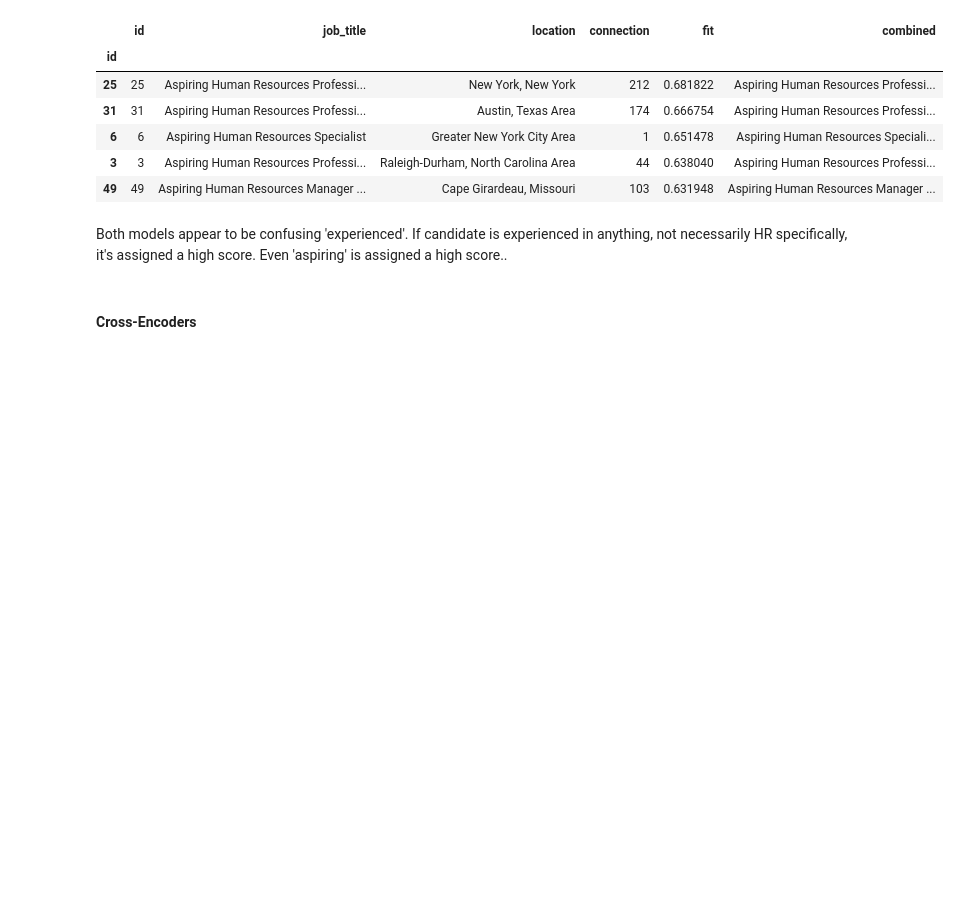
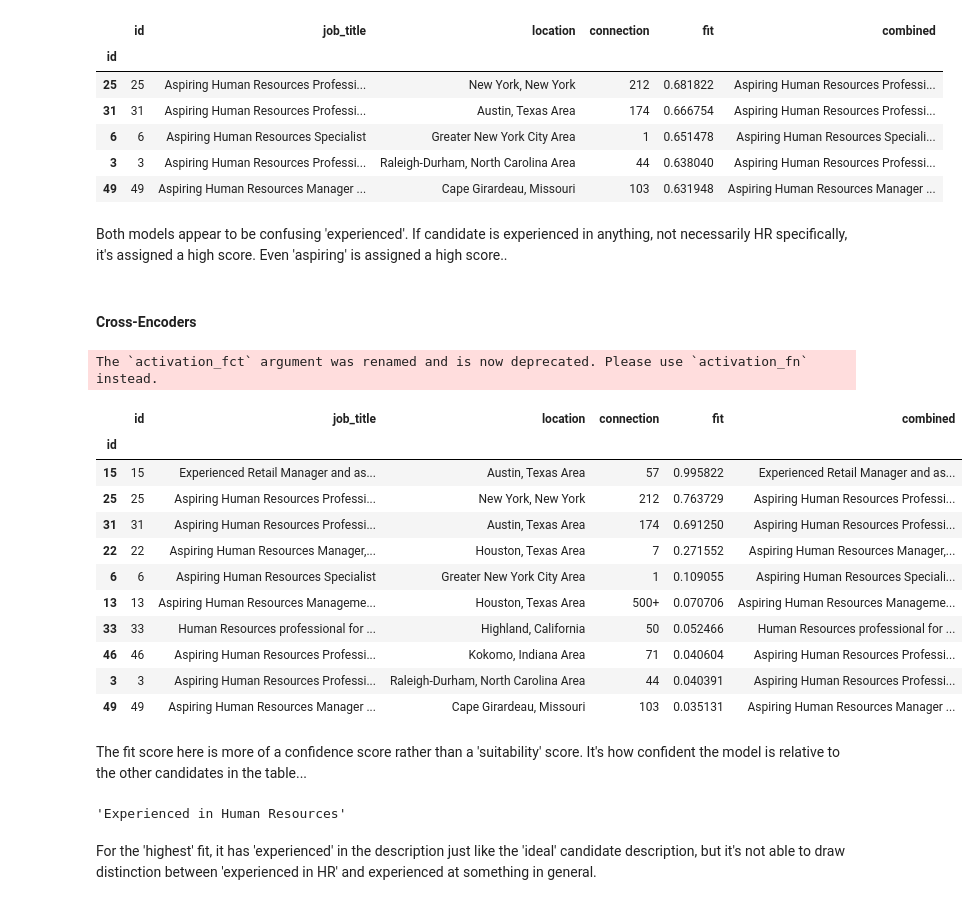
Before and after one commit to cameroncochrane/RnEHGFbDNlguJZBv, a Jupyter notebook: notebooks/PotentialTalents_1.ipynb, the cells around one changed output. Drawn from its saved outputs; the diff is of its cells as text; code cells hidden in the pictures; blank space fills up the shorter version.

```diff
--- a/notebooks/PotentialTalents_1.ipynb
+++ b/notebooks/PotentialTalents_1.ipynb
@@ -284,30 +284,54 @@ Both models appear to be confusing 'experienced'. If candidate is experienced in
 <h4>Cross-Encoders
 # %%
 from sentence_transformers import CrossEncoder
+import torch
 
 ce_model = CrossEncoder('cross-encoder/ms-marco-MiniLM-L-6-v2')
 
 def recommend_candidates_description_ce(cross_encoder, base_data, ideal_candidate_description, top_n=10):
     """
     Recommends candidates based on similarity to an ideal candidate description using a Cross-Encoder.
 
     Use with CrossEncoder model.
     """
     if "id" in base_data.columns:
         base_by_id = base_data.set_index("id", drop=False)
     else:
         base_by_id = base_data.copy()
 
     candidate_descriptions = base_by_id["combined"].fillna("").tolist()
     pairs = [[ideal_candidate_description, desc] for desc in candidate_descriptions]
 
-    scores = cross_encoder.predict(pairs)
+    scores = cross_encoder.predict(pairs,
+                                   activation_fct=torch.nn.Sigmoid()) #To output the 'fit' score between 0 and 1 rather than an arbitrary logit number...
 
     ranked = base_by_id.copy()
     ranked["fit"] = scores
     ranked = ranked.sort_values("fit", ascending=False)
 
     return ranked.head(top_n)
 
 ce_ideal = recommend_candidates_description_ce(ce_model, data_by_id, ideal_candidate_description)
 ce_ideal.head(10)
+# %% [output]
+The `activation_fct` argument was renamed and is now deprecated. Please use `activation_fn` instead.
+|  | id | job_title | location | connection | fit | combined |
+| id |  |  |  |  |  |  |
+| 15 | 15 | Experienced Retail Manager and as... | Austin, Texas Area | 57 | 0.995822 | Experienced Retail Manager and as... |
+| 25 | 25 | Aspiring Human Resources Professi... | New York, New York | 212 | 0.763729 | Aspiring Human Resources Professi... |
+| 31 | 31 | Aspiring Human Resources Professi... | Austin, Texas Area | 174 | 0.691250 | Aspiring Human Resources Professi... |
+| 22 | 22 | Aspiring Human Resources Manager,... | Houston, Texas Area | 7 | 0.271552 | Aspiring Human Resources Manager,... |
+| 6 | 6 | Aspiring Human Resources Specialist | Greater New York City Area | 1 | 0.109055 | Aspiring Human Resources Speciali... |
+| 13 | 13 | Aspiring Human Resources Manageme... | Houston, Texas Area | 500+ | 0.070706 | Aspiring Human Resources Manageme... |
+| 33 | 33 | Human Resources professional for ... | Highland, California | 50 | 0.052466 | Human Resources professional for ... |
+| 46 | 46 | Aspiring Human Resources Professi... | Kokomo, Indiana Area | 71 | 0.040604 | Aspiring Human Resources Professi... |
+| 3 | 3 | Aspiring Human Resources Professi... | Raleigh-Durham, North Carolina Area | 44 | 0.040391 | Aspiring Human Resources Professi... |
+| 49 | 49 | Aspiring Human Resources Manager ... | Cape Girardeau, Missouri | 103 | 0.035131 | Aspiring Human Resources Manager ... |
+# %% [markdown]
+The fit score here is more of a confidence score rather than a 'suitability' score. It's how confident the model is relative to the other candidates in the table...
+# %%
+ideal_candidate_description
+# %% [output]
+'Experienced in Human Resources'
+# %% [markdown]
+For the 'highest' fit, it has 'experienced' in the description just like the 'ideal' candidate description, but it's not able to draw distinction between 'experienced in HR' and experienced at something in general.
```
Also changed, not shown: parts of 2 cells of this notebook, 1 other file.
